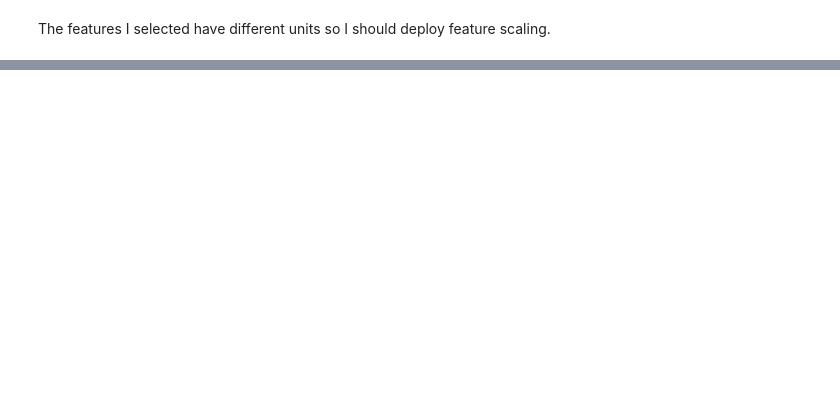
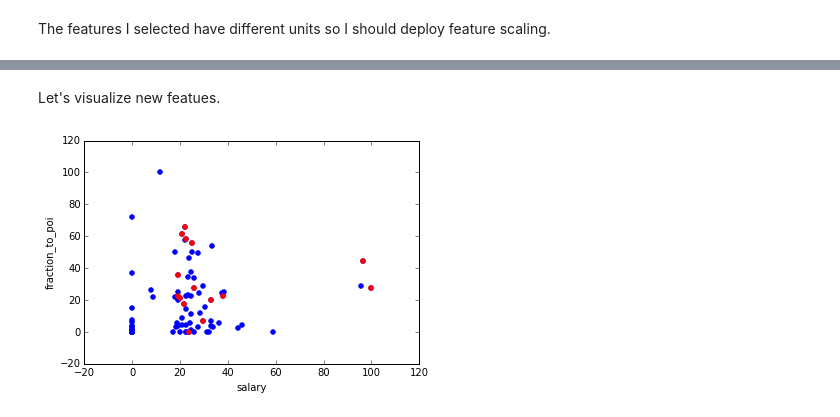
Before and after one commit to yinghsienwu/Enron_POI_Identifier, a Jupyter notebook: final_project/poi_id.ipynb, the cells around one changed output, grey strips where cells are left out. Drawn from its saved outputs; the diff is of its cells as text; code cells hidden in the pictures; blank space fills up the shorter version.

```diff
--- a/final_project/poi_id.ipynb
+++ b/final_project/poi_id.ipynb
@@ -317,0 +219,7 @@ print sorted(regout,key=lambda x:x[1])
+# %%
+### Task 3: Create new feature(s)
+fraction_to_poi=(df_sub['from_this_person_to_poi'])/(df_sub['from_messages'])
+fraction_from_poi=(df_sub['from_poi_to_this_person'])/(df_sub['to_messages']) #.replace({0:np.nan}
+df_sub['fraction_to_poi']=pd.Series(fraction_to_poi)*100  #unit: %
+df_sub['fraction_from_poi']=pd.Series(fraction_from_poi)*100
+df_sub.describe()
@@ -330,0 +238,15 @@ test_features_scaled=min_max_scaler.fit_transform(test_features)
+# %%
+#scaling
+min_max_scaler=sklearn.preprocessing.MinMaxScaler(feature_range=(0,100),copy=True)
+
+for feature in list(df_sub.columns.values):
+    if feature !='salary':# or feature =='fraction_to_poi':
+        df_scaled[feature]=df_sub[feature]
+    #elif feature =='fraction_from_poi':
+    #    df_scaled[feature]=df_sub[feature]
+    else:
+        df_sub[feature]=df_sub[feature].astype(float) #change data formate from int64 to float64
+        df_scaled[feature]=min_max_scaler.fit_transform(df_sub[feature])
+
+
+df_scaled.describe()
@@ -330,0 +263,7 @@ test_features_scaled=min_max_scaler.fit_transform(test_features)
+# %% [markdown]
+Let's visualize new featues.
+# %%
+newfeatures=['poi','salary','fraction_to_poi']#,'fraction_from_poi','shared_receipt_with_poi'
+drawXY(df_scaled,newfeatures)
+# %% [output]
+[figure, added]
```
Also changed, not shown: parts of 37 cells of this notebook.
